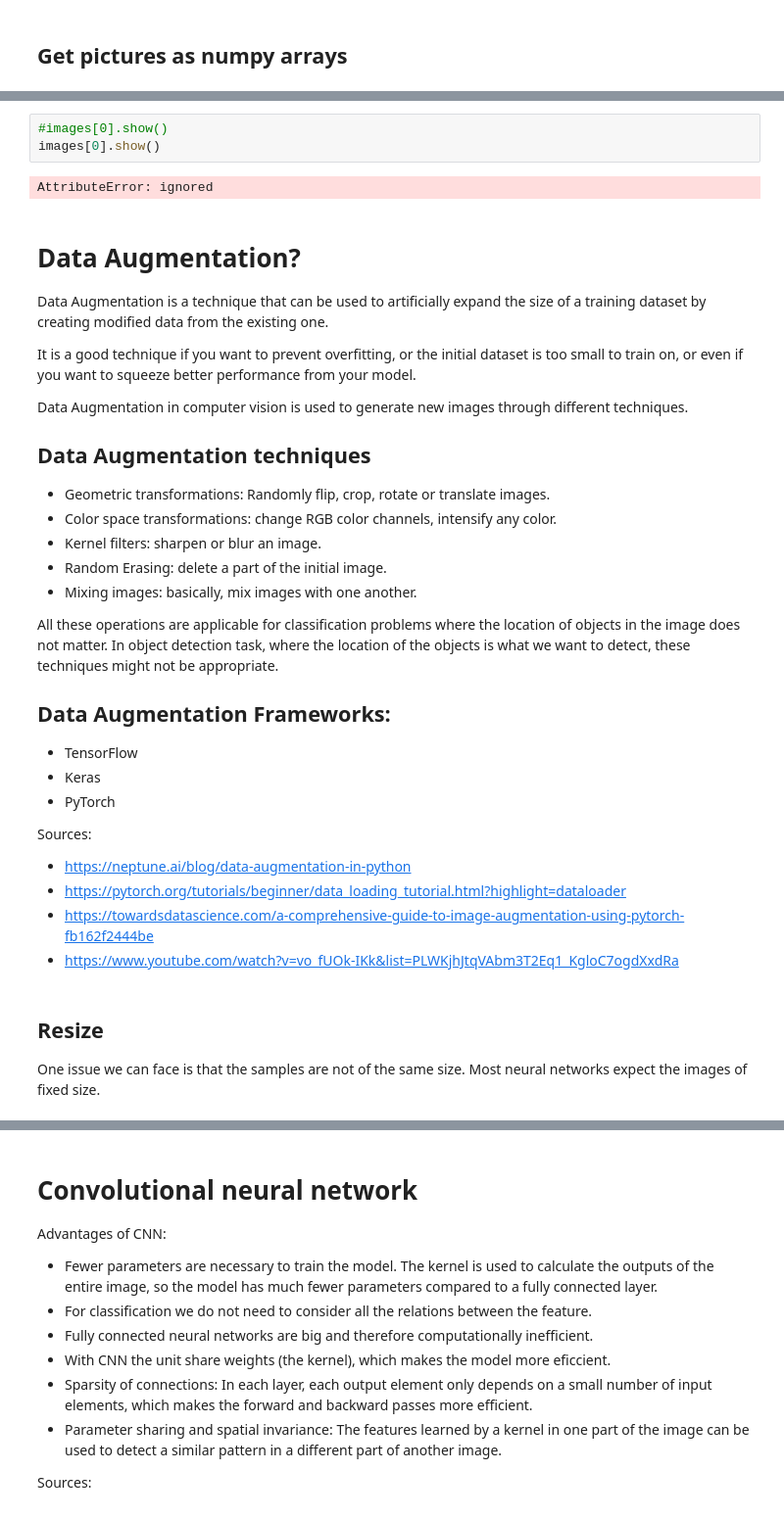
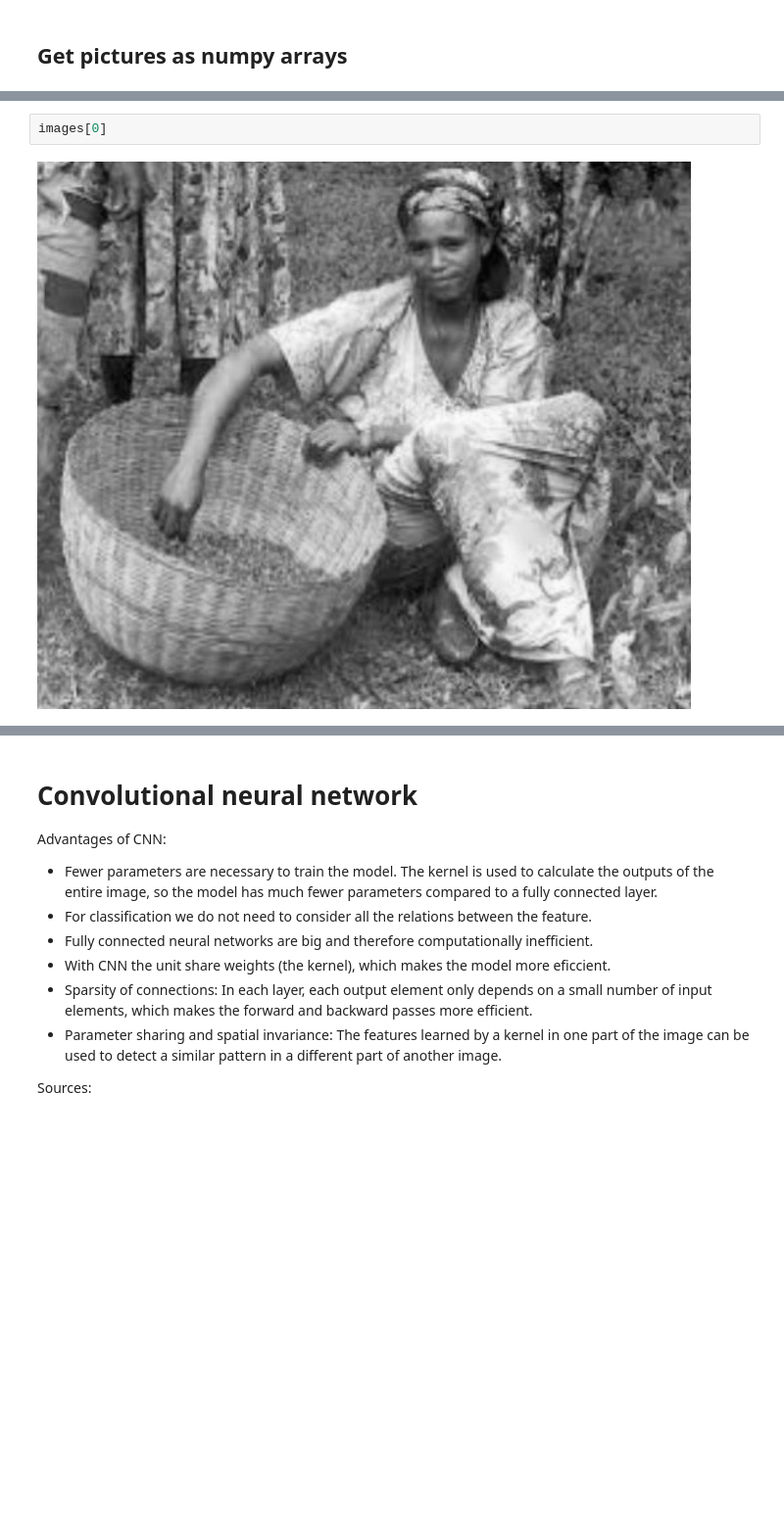
Before and after one commit to variableVG/CV_project, a Jupyter notebook: Data Augmentation.ipynb, the cells around one changed output, grey strips where cells are left out. Shown at 98% size. Saved outputs shown, nothing was run; the diff lists cells and outputs as text; blank space fills up the shorter version.

```diff
--- a/Data Augmentation.ipynb
+++ b/Data Augmentation.ipynb
@@ -114,39 +96,5 @@ print(images[0])
-# %%
-#images[0].show()
-images[0].show()
-# %% [output]
-AttributeError: ignored
-# %% [markdown]
-# Data Augmentation?
-
-Data Augmentation is a technique that can be used to artificially expand the size of a training dataset by creating modified data from the existing one.
-
-It is a good technique if you want to prevent overfitting, or the initial dataset is too small to train on, or even if you want to squeeze better performance from your model.
-
-Data Augmentation in computer vision is used to generate new images through different techniques.
-
-## Data Augmentation techniques
-* Geometric transformations: Randomly flip, crop, rotate or translate images.
-* Color space transformations: change RGB color channels, intensify any color.
-* Kernel filters: sharpen or blur an image.
-* Random Erasing: delete a part of the initial image.
-* Mixing images: basically, mix images with one another.
-
-All these operations are applicable for classification problems where the location of objects in the image does not matter. In object detection task, where the location of the objects is what we want to detect, these techniques might not be appropriate.
-
-## Data Augmentation Frameworks:
-* TensorFlow
-* Keras
-* PyTorch
-
-
-Sources:
-* https://neptune.ai/blog/data-augmentation-in-python
-* https://pytorch.org/tutorials/beginner/data_loading_tutorial.html?highlight=dataloader
-* https://towardsdatascience.com/a-comprehensive-guide-to-image-augmentation-using-pytorch-fb162f2444be
-* https://www.youtube.com/watch?v=vo_fUOk-IKk&list=PLWKjhJtqVAbm3T2Eq1_KgloC7ogdXxdRa
-# %% [markdown]
-## Resize
-
-One issue we can face is that the samples are not of the same size. Most neural networks expect the images of fixed size.
+# %%
+images[0]
+# %% [output]
+[figure, added]
 # %%
```
Also changed, not shown: parts of 39 cells of this notebook.
